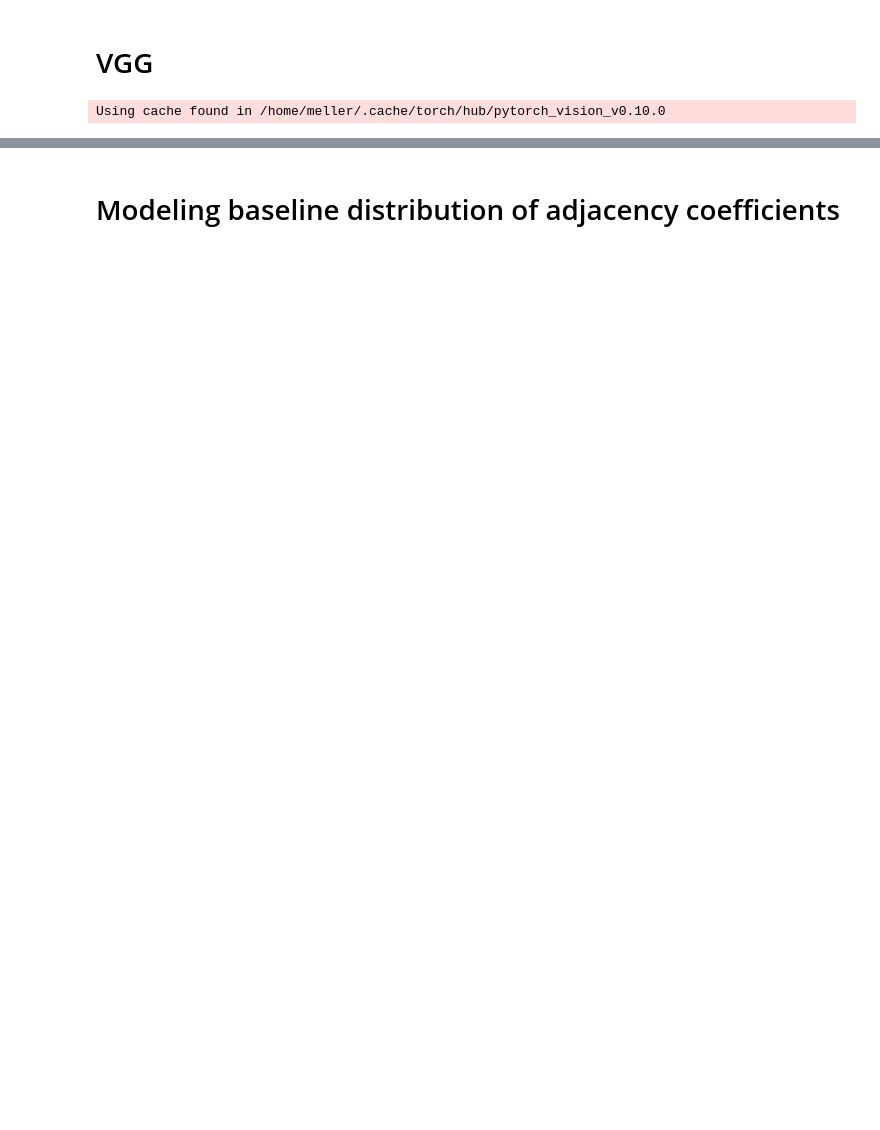
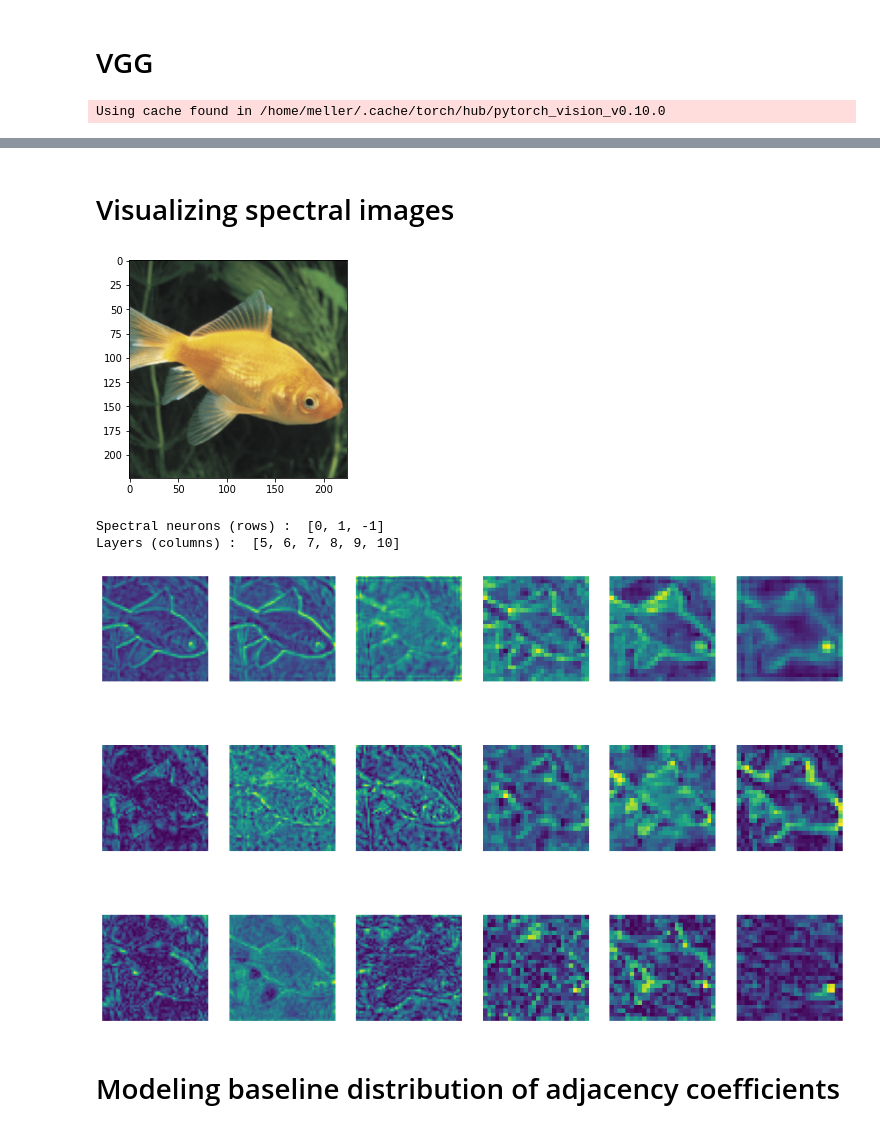
Before and after one commit to danmlr/svr, a Jupyter notebook: experiments.ipynb, the cells around one changed output, grey strips where cells are left out. Saved outputs shown, nothing was run; the diff lists cells and outputs as text; code cells hidden in the pictures; blank space fills up the shorter version.

```diff
--- a/experiments.ipynb
+++ b/experiments.ipynb
@@ -96,0 +66,2 @@ plt.show()
+# %% [markdown]
+# Visualizing spectral images
@@ -97,3 +192,14 @@ plt.show()
+# %%
+#Display spectral activations
+idx = 0 #1
+x = data[idx][0]
+imshow(x)
+print_spectral_images(x,spectral_neurons=[0,1,-1])
+# %% [output]
+[figure, added]
+Spectral neurons (rows) :  [0, 1, -1]
+Layers (columns) :  [5, 6, 7, 8, 9, 10]
+[figure, added]
 # %% [markdown]
 # Modeling baseline distribution of adjacency coefficients
 # %%
```
Also changed, not shown: parts of 5 cells of this notebook, 2 other files.
